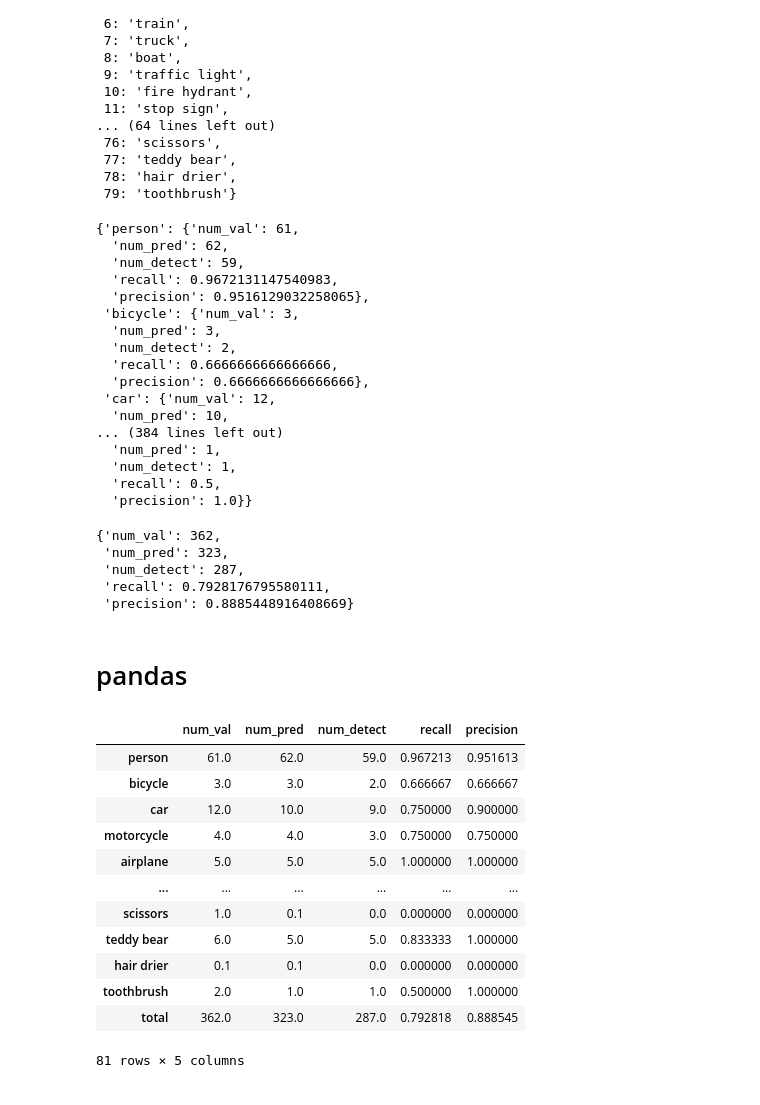
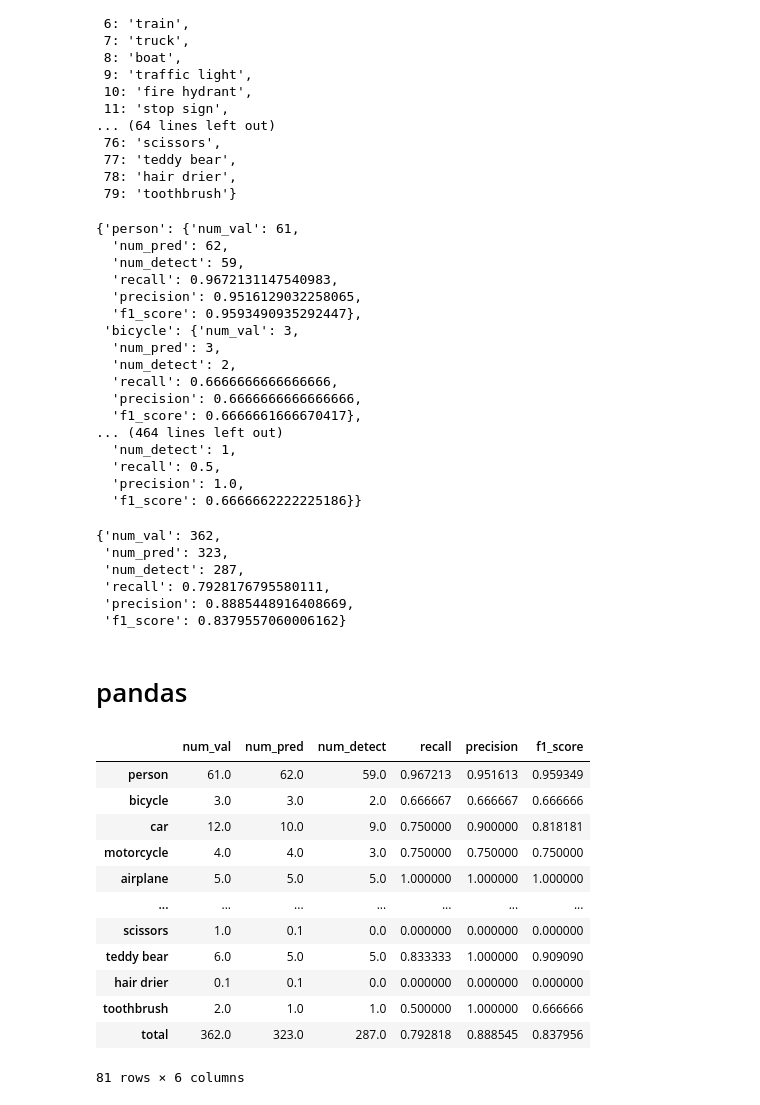
Before and after one commit to NagatoYuki0943/DL, a Jupyter notebook: datasets/get_det_acc/get_det_acc.ipynb, the cells around one changed output. Drawn from its saved outputs; the diff is of its cells as text; code cells hidden in the pictures.

Commit message:
calc f1 score

```diff
--- a/datasets/get_det_acc/get_det_acc.ipynb
+++ b/datasets/get_det_acc/get_det_acc.ipynb
@@ -216,24 +215,34 @@ def get_metrics(val_id2stem: dict[int, list[str]], pred_id2stem: dict[int, list[
         # 过度检测到图片名字
         over_detect = pred_stem_for_single_id.difference(val_stem_for_single_id)
 
+        recall = num_detect / num_val
+        precision = num_detect / num_pred
+        f1_score = (2 * recall * precision) / (recall + precision + 1e-6)
+
         # 按照类别id保存
         result_for_cls[i] = {
             "num_val": num_val,
             "num_pred": num_pred,
             "num_detect": num_detect,
-            "recall": num_detect / num_val,
-            "precision": num_detect / num_pred,
+            "recall": recall,
+            "precision": precision,
+            "f1_score": f1_score,
             "detect": detect,
             "not_detect": not_detect,
             "over_detect": over_detect,
         }
 
+    recall = total_detect / total_val
+    precision = total_detect / total_pred
+    f1_score = (2 * recall * precision) / (recall + precision+ 1e-6)
+
     total_result = {
         "num_val": total_val,
         "num_pred": total_pred,
         "num_detect": total_detect,
-        "recall": total_detect / total_val,
-        "precision": total_detect / total_pred,
+        "recall": recall,
+        "precision": precision,
+        "f1_score": f1_score,
     }
 
     return total_result, result_for_cls
@@ -299,7 +309,8 @@ for name, acc_cls in zip(names.values(), result_for_cls.values()):
         "num_pred": acc_cls["num_pred"],
         "num_detect": acc_cls["num_detect"],
         "recall": acc_cls["recall"],
-        "precision": acc_cls["precision"]
+        "precision": acc_cls["precision"],
+        "f1_score": acc_cls["f1_score"],
     }
 name2acc
 # %% [output]
@@ -307,19 +318,19 @@ name2acc
   'num_pred': 62,
   'num_detect': 59,
   'recall': 0.9672131147540983,
-  'precision': 0.9516129032258065},
+  'precision': 0.9516129032258065,
+  'f1_score': 0.9593490935292447},
  'bicycle': {'num_val': 3,
   'num_pred': 3,
   'num_detect': 2,
   'recall': 0.6666666666666666,
-  'precision': 0.6666666666666666},
- 'car': {'num_val': 12,
-  'num_pred': 10,
-... (384 lines left out)
-  'num_pred': 1,
+  'precision': 0.6666666666666666,
+  'f1_score': 0.6666661666670417},
+... (464 lines left out)
   'num_detect': 1,
   'recall': 0.5,
-  'precision': 1.0}}
+  'precision': 1.0,
+  'f1_score': 0.6666662222225186}}
 # %%
 total_result
 # %% [output]
@@ -327,7 +338,8 @@ total_result
  'num_pred': 323,
  'num_detect': 287,
  'recall': 0.7928176795580111,
- 'precision': 0.8885448916408669}
+ 'precision': 0.8885448916408669,
+ 'f1_score': 0.8379557060006162}
 # %%
 name2acc["total"] = total_result
 # %% [markdown]
@@ -335,21 +347,21 @@ name2acc["total"] = total_result
 # %%
 import pandas as pd
 # %%
-df = pd.DataFrame(name2acc, index=["num_val", "num_pred", "num_detect", "recall", "precision"]).T
+df = pd.DataFrame(name2acc, index=["num_val", "num_pred", "num_detect", "recall", "precision", "f1_score"]).T
 df
 # %% [output]
-|  | num_val | num_pred | num_detect | recall | precision |
-| person | 61.0 | 62.0 | 59.0 | 0.967213 | 0.951613 |
-| bicycle | 3.0 | 3.0 | 2.0 | 0.666667 | 0.666667 |
-| car | 12.0 | 10.0 | 9.0 | 0.750000 | 0.900000 |
-| motorcycle | 4.0 | 4.0 | 3.0 | 0.750000 | 0.750000 |
-| airplane | 5.0 | 5.0 | 5.0 | 1.000000 | 1.000000 |
-| ... | ... | ... | ... | ... | ... |
-| scissors | 1.0 | 0.1 | 0.0 | 0.000000 | 0.000000 |
-| teddy bear | 6.0 | 5.0 | 5.0 | 0.833333 | 1.000000 |
-| hair drier | 0.1 | 0.1 | 0.0 | 0.000000 | 0.000000 |
-| toothbrush | 2.0 | 1.0 | 1.0 | 0.500000 | 1.000000 |
-| total | 362.0 | 323.0 | 287.0 | 0.792818 | 0.888545 |
+|  | num_val | num_pred | num_detect | recall | precision | f1_score |
+| person | 61.0 | 62.0 | 59.0 | 0.967213 | 0.951613 | 0.959349 |
+| bicycle | 3.0 | 3.0 | 2.0 | 0.666667 | 0.666667 | 0.666666 |
+| car | 12.0 | 10.0 | 9.0 | 0.750000 | 0.900000 | 0.818181 |
+| motorcycle | 4.0 | 4.0 | 3.0 | 0.750000 | 0.750000 | 0.750000 |
+| airplane | 5.0 | 5.0 | 5.0 | 1.000000 | 1.000000 | 1.000000 |
+| ... | ... | ... | ... | ... | ... | ... |
+| scissors | 1.0 | 0.1 | 0.0 | 0.000000 | 0.000000 | 0.000000 |
+| teddy bear | 6.0 | 5.0 | 5.0 | 0.833333 | 1.000000 | 0.909090 |
+| hair drier | 0.1 | 0.1 | 0.0 | 0.000000 | 0.000000 | 0.000000 |
+| toothbrush | 2.0 | 1.0 | 1.0 | 0.500000 | 1.000000 | 0.666666 |
+| total | 362.0 | 323.0 | 287.0 | 0.792818 | 0.888545 | 0.837956 |
-81 rows × 5 columns
+81 rows × 6 columns
 # %%
 # df.to_excel("result.xlsx")
```
Also changed, not shown: parts of 3 cells of this notebook, 1 other file.
